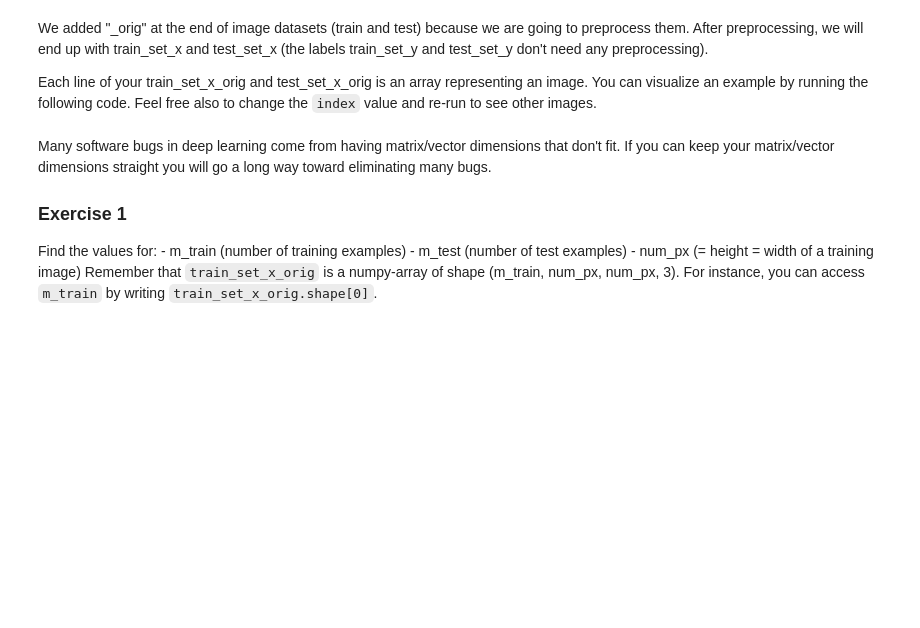
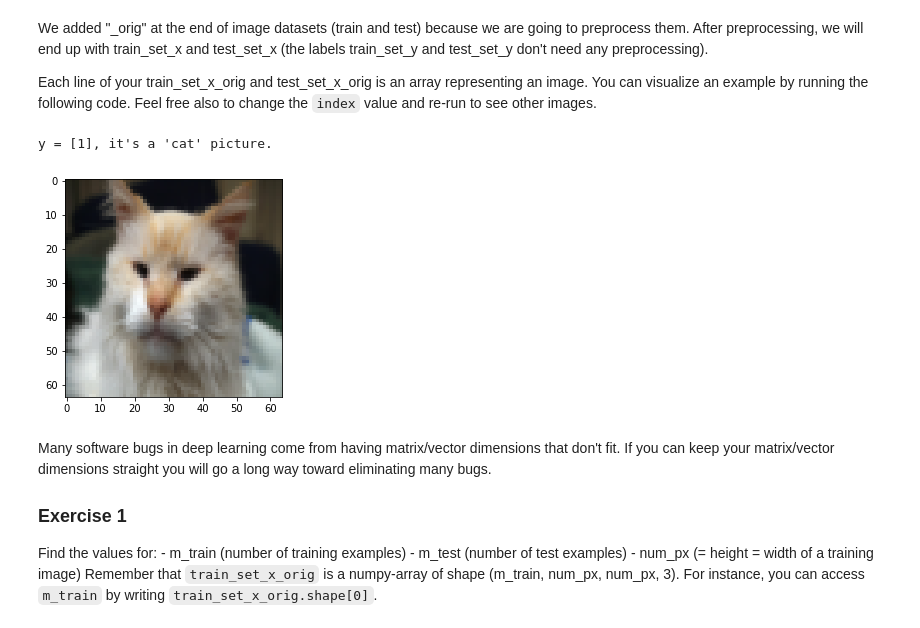
Before and after one commit to SihanTao/DeepLearningCoursera, a Jupyter notebook: NeuralNetworksandDeepLearning/Week2/W2A2/Logistic_Regression_with_a_Neural_Network_mindset.ipynb, the cells around one changed output. Drawn from its saved outputs; the diff is of its cells as text; code cells hidden in the pictures; blank space fills up the shorter version.

```diff
--- a/NeuralNetworksandDeepLearning/Week2/W2A2/Logistic_Regression_with_a_Neural_Network_mindset.ipynb
+++ b/NeuralNetworksandDeepLearning/Week2/W2A2/Logistic_Regression_with_a_Neural_Network_mindset.ipynb
@@ -90,9 +90,12 @@ We added "_orig" at the end of image datasets (train and test) because we are go
 Each line of your train_set_x_orig and test_set_x_orig is an array representing an image. You can visualize an example by running the following code. Feel free also to change the `index` value and re-run to see other images.
 # %%
 # Example of a picture
-index = 25
+index = 27
 plt.imshow(train_set_x_orig[index])
 print ("y = " + str(train_set_y[:, index]) + ", it's a '" + classes[np.squeeze(train_set_y[:, index])].decode("utf-8") +  "' picture.")
+# %% [output]
+y = [1], it's a 'cat' picture.
+[figure, added]
 # %% [markdown]
 Many software bugs in deep learning come from having matrix/vector dimensions that don't fit. If you can keep your matrix/vector dimensions straight you will go a long way toward eliminating many bugs.
 
```
Also changed, not shown: parts of 1 cell of this notebook.
